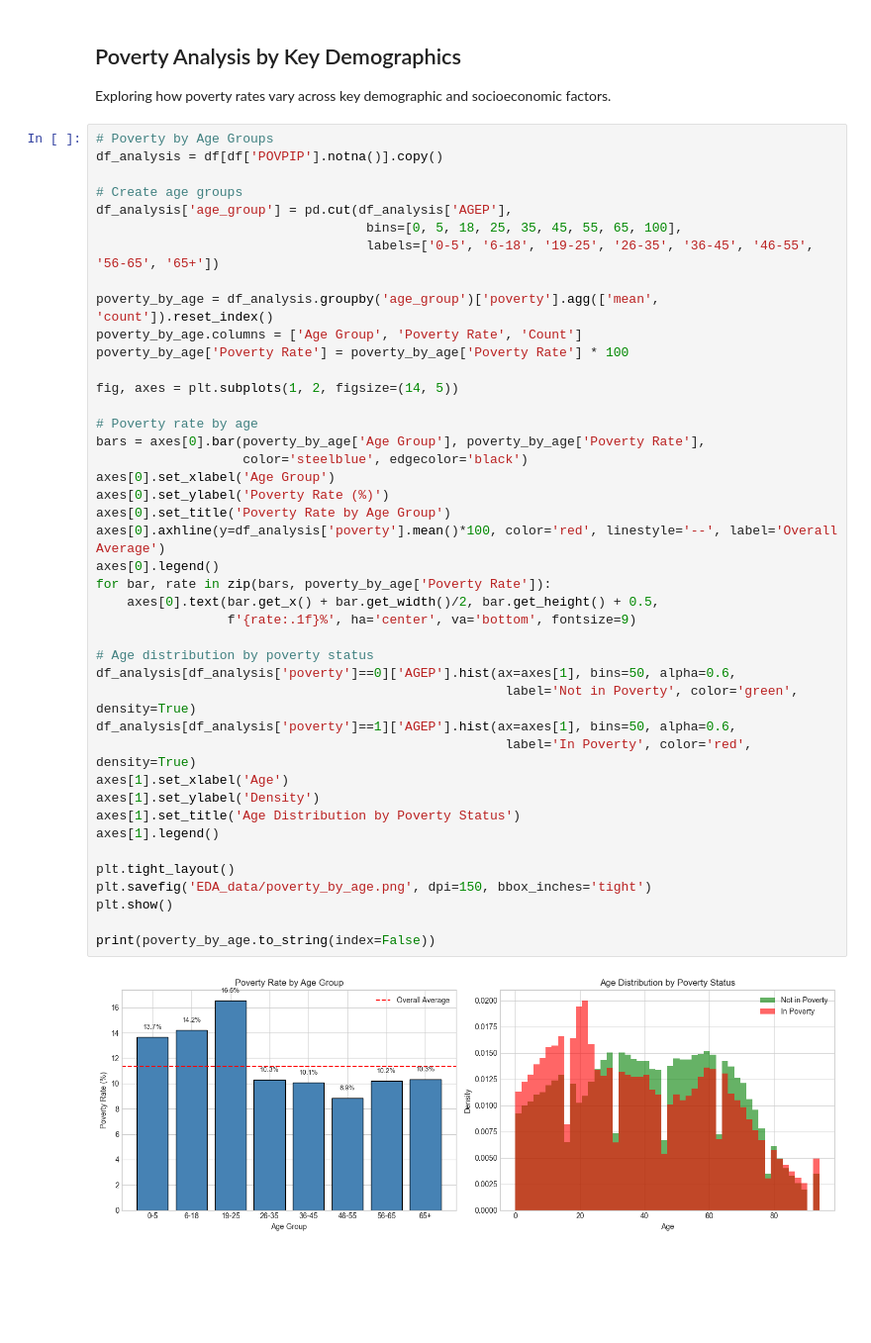
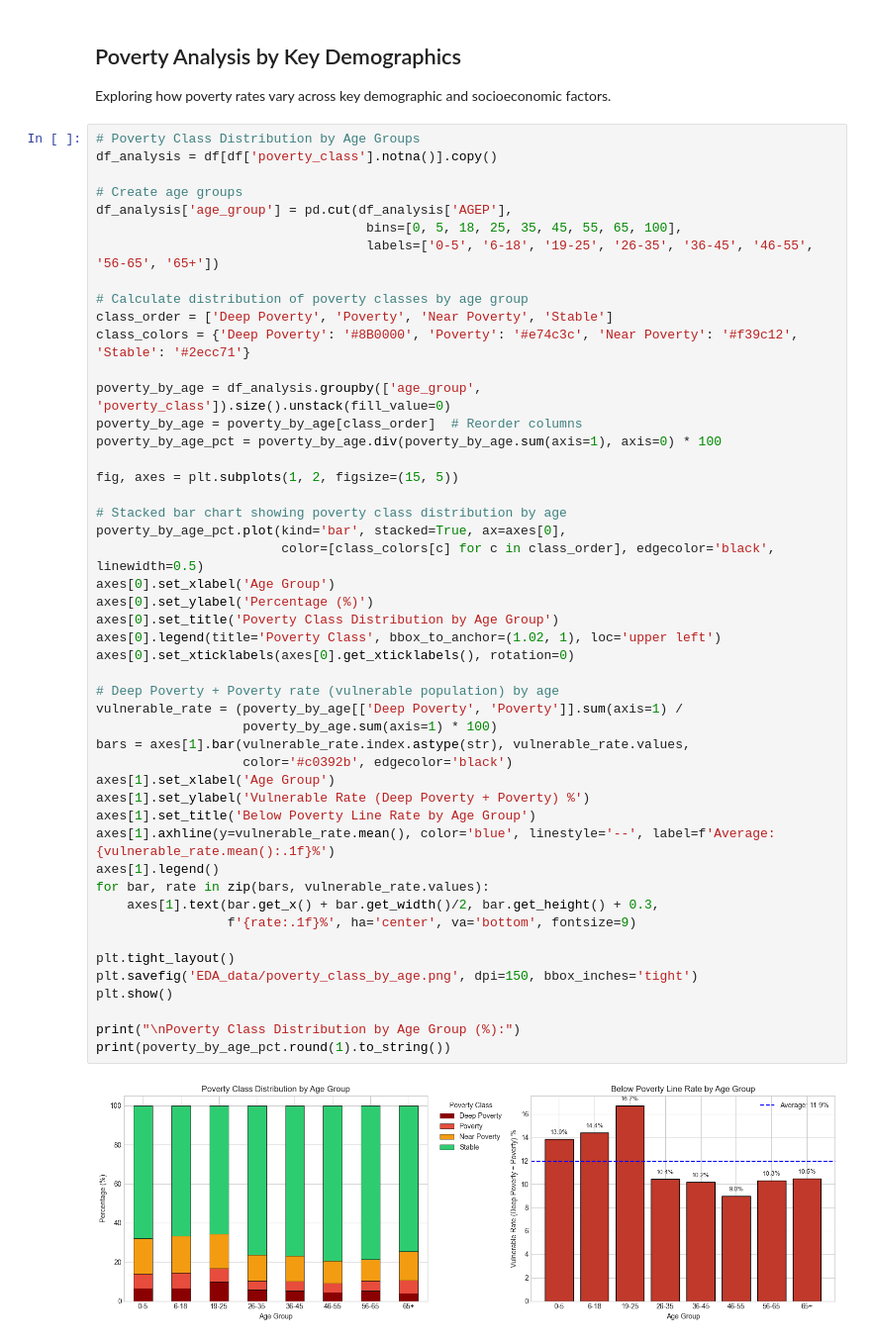
Before and after one commit to ingridalt/DSC-288R-CAPSTONE, a Jupyter notebook: 2_Exploratory_Data_Analysis/2_EDA_CA.ipynb, the cells around one changed output. Shown at 99% size. Cells and saved outputs as stored; diff of their text form; blank space fills up the shorter version.

```diff
--- a/2_Exploratory_Data_Analysis/2_EDA_CA.ipynb
+++ b/2_Exploratory_Data_Analysis/2_EDA_CA.ipynb
@@ -547,46 +577,52 @@ Found 19 features with extremely low variance:
 
 Exploring how poverty rates vary across key demographic and socioeconomic factors.
 # %%
-# Poverty by Age Groups
-df_analysis = df[df['POVPIP'].notna()].copy()
+# Poverty Class Distribution by Age Groups
+df_analysis = df[df['poverty_class'].notna()].copy()
 
 # Create age groups
 df_analysis['age_group'] = pd.cut(df_analysis['AGEP'],
                                    bins=[0, 5, 18, 25, 35, 45, 55, 65, 100],
                                    labels=['0-5', '6-18', '19-25', '26-35', '36-45', '46-55', '56-65', '65+'])
 
-poverty_by_age = df_analysis.groupby('age_group')['poverty'].agg(['mean', 'count']).reset_index()
-poverty_by_age.columns = ['Age Group', 'Poverty Rate', 'Count']
-poverty_by_age['Poverty Rate'] = poverty_by_age['Poverty Rate'] * 100
+# Calculate distribution of poverty classes by age group
+class_order = ['Deep Poverty', 'Poverty', 'Near Poverty', 'Stable']
+class_colors = {'Deep Poverty': '#8B0000', 'Poverty': '#e74c3c', 'Near Poverty': '#f39c12', 'Stable': '#2ecc71'}
 
-fig, axes = plt.subplots(1, 2, figsize=(14, 5))
+poverty_by_age = df_analysis.groupby(['age_group', 'poverty_class']).size().unstack(fill_value=0)
+poverty_by_age = poverty_by_age[class_order]  # Reorder columns
+poverty_by_age_pct = poverty_by_age.div(poverty_by_age.sum(axis=1), axis=0) * 100
 
-# Poverty rate by age
-bars = axes[0].bar(poverty_by_age['Age Group'], poverty_by_age['Poverty Rate'],
-                   color='steelblue', edgecolor='black')
+fig, axes = plt.subplots(1, 2, figsize=(15, 5))
+
+# Stacked bar chart showing poverty class distribution by age
+poverty_by_age_pct.plot(kind='bar', stacked=True, ax=axes[0],
+                        color=[class_colors[c] for c in class_order], edgecolor='black', linewidth=0.5)
 axes[0].set_xlabel('Age Group')
-axes[0].set_ylabel('Poverty Rate (%)')
-axes[0].set_title('Poverty Rate by Age Group')
-axes[0].axhline(y=df_analysis['poverty'].mean()*100, color='red', linestyle='--', label='Overall Average')
-axes[0].legend()
-for bar, rate in zip(bars, poverty_by_age['Poverty Rate']):
-    axes[0].text(bar.get_x() + bar.get_width()/2, bar.get_height() + 0.5,
+axes[0].set_ylabel('Percentage (%)')
+axes[0].set_title('Poverty Class Distribution by Age Group')
+axes[0].legend(title='Poverty Class', bbox_to_anchor=(1.02, 1), loc='upper left')
+axes[0].set_xticklabels(axes[0].get_xticklabels(), rotation=0)
+
+# Deep Poverty + Poverty rate (vulnerable population) by age
+vulnerable_rate = (poverty_by_age[['Deep Poverty', 'Poverty']].sum(axis=1) /
+                   poverty_by_age.sum(axis=1) * 100)
+bars = axes[1].bar(vulnerable_rate.index.astype(str), vulnerable_rate.values,
+                   color='#c0392b', edgecolor='black')
+axes[1].set_xlabel('Age Group')
+axes[1].set_ylabel('Vulnerable Rate (Deep Poverty + Poverty) %')
+axes[1].set_title('Below Poverty Line Rate by Age Group')
+axes[1].axhline(y=vulnerable_rate.mean(), color='blue', linestyle='--', label=f'Average: {vulnerable_rate.mean():.1f}%')
+axes[1].legend()
+for bar, rate in zip(bars, vulnerable_rate.values):
+    axes[1].text(bar.get_x() + bar.get_width()/2, bar.get_height() + 0.3,
                  f'{rate:.1f}%', ha='center', va='bottom', fontsize=9)
 
-# Age distribution by poverty status
-df_analysis[df_analysis['poverty']==0]['AGEP'].hist(ax=axes[1], bins=50, alpha=0.6,
-                                                     label='Not in Poverty', color='green', density=True)
-df_analysis[df_analysis['poverty']==1]['AGEP'].hist(ax=axes[1], bins=50, alpha=0.6,
-                                                     label='In Poverty', color='red', density=True)
-axes[1].set_xlabel('Age')
-axes[1].set_ylabel('Density')
-axes[1].set_title('Age Distribution by Poverty Status')
-axes[1].legend()
-
 plt.tight_layout()
-plt.savefig('EDA_data/poverty_by_age.png', dpi=150, bbox_inches='tight')
+plt.savefig('EDA_data/poverty_class_by_age.png', dpi=150, bbox_inches='tight')
 plt.show()
 
-print(poverty_by_age.to_string(index=False))
+print("\nPoverty Class Distribution by Age Group (%):")
+print(poverty_by_age_pct.round(1).to_string())
 # %% [output]
-[figure, old version]
+[figure, new version]
```
Also changed, not shown: parts of 28 cells of this notebook, 35 other files.
